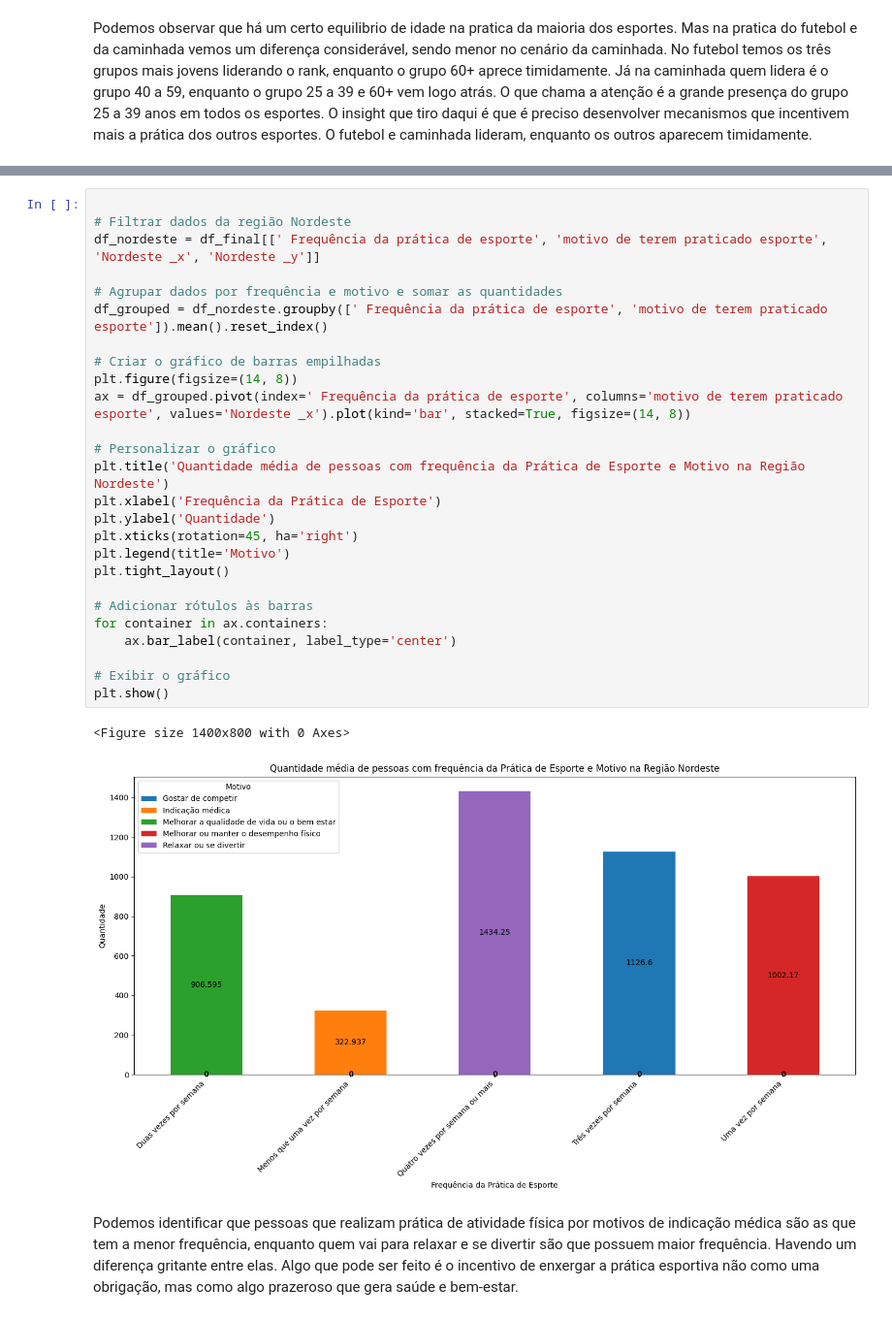
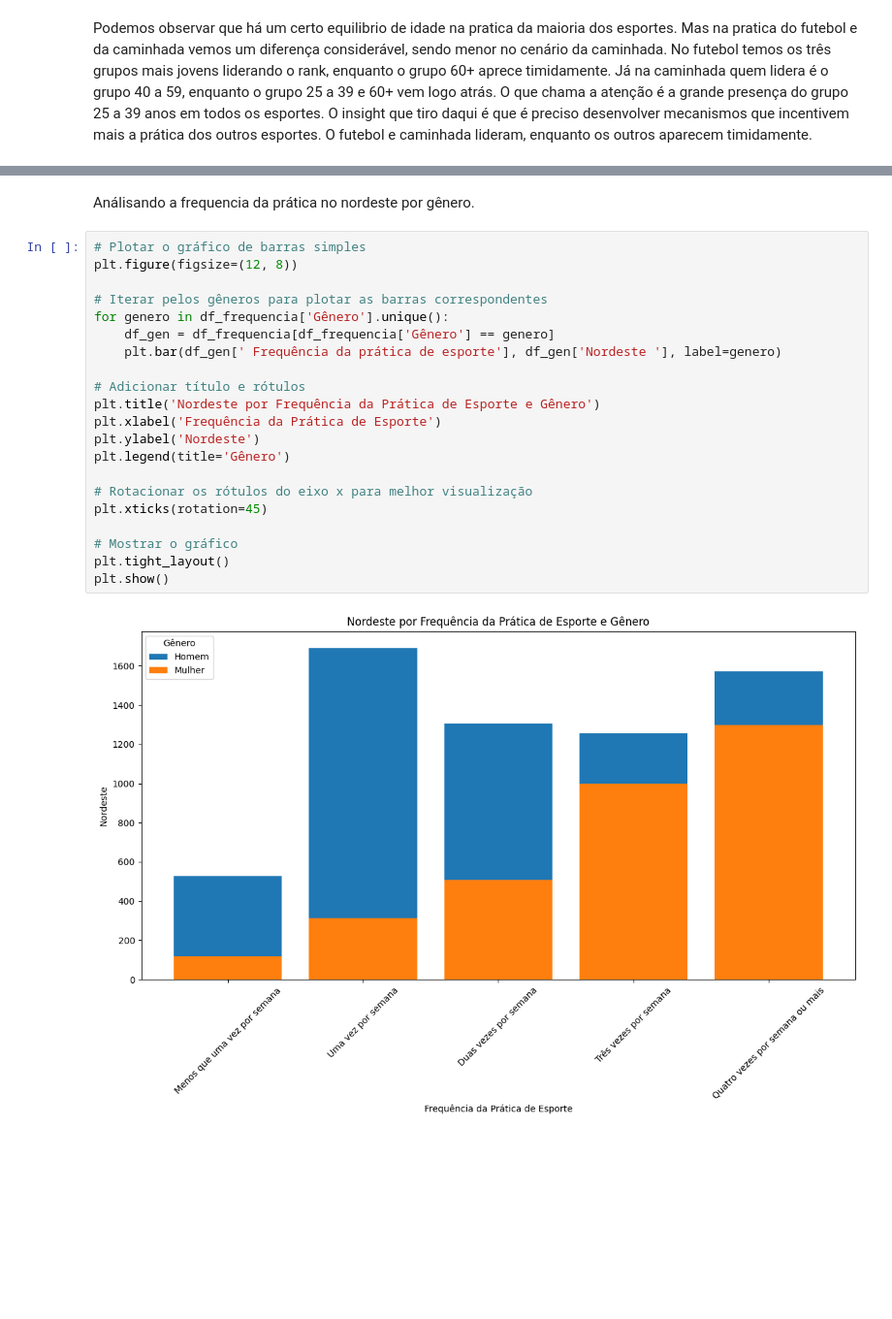
Before and after one commit to reprograma/on29-python-s17-s18-projeto-livre, a Jupyter notebook: material/analise-exploratoria/analise_esporte.ipynb, the cells around one changed output, grey strips where cells are left out. Shown: that part at 97% size. Drawn from its saved outputs; the diff is of its cells as text; blank space fills up the shorter version.

```diff
--- a/material/analise-exploratoria/analise.ipynb
+++ b/material/analise-exploratoria/analise_esporte.ipynb
@@ -194,32 +160,25 @@ Index(['id_genero', 'Gênero_x', ' Frequência da prática de esporte', 'Norte_x
-# %%
-
-# Filtrar dados da região Nordeste
-df_nordeste = df_final[[' Frequência da prática de esporte', 'motivo de terem praticado esporte', 'Nordeste _x', 'Nordeste _y']]
-
-# Agrupar dados por frequência e motivo e somar as quantidades
-df_grouped = df_nordeste.groupby([' Frequência da prática de esporte', 'motivo de terem praticado esporte']).mean().reset_index()
-
-# Criar o gráfico de barras empilhadas
-plt.figure(figsize=(14, 8))
-ax = df_grouped.pivot(index=' Frequência da prática de esporte', columns='motivo de terem praticado esporte', values='Nordeste _x').plot(kind='bar', stacked=True, figsize=(14, 8))
-
-# Personalizar o gráfico
-plt.title('Quantidade média de pessoas com frequência da Prática de Esporte e Motivo na Região Nordeste')
-plt.xlabel('Frequência da Prática de Esporte')
-plt.ylabel('Quantidade')
-plt.xticks(rotation=45, ha='right')
-plt.legend(title='Motivo')
-plt.tight_layout()
-
-# Adicionar rótulos às barras
-for container in ax.containers:
-    ax.bar_label(container, label_type='center')
-
-# Exibir o gráfico
-plt.show()
-# %% [output]
-<Figure size 1400x800 with 0 Axes>
-[figure, removed]
-# %% [markdown]
-Podemos identificar que pessoas que realizam prática de atividade física por motivos de indicação médica são as que tem a menor frequência, enquanto quem vai para relaxar e se divertir são que possuem maior frequência. Havendo um diferença gritante entre elas.
-Algo que pode ser feito é o incentivo de enxergar a prática esportiva não como uma obrigação, mas como algo prazeroso que gera saúde e bem-estar.
+# %% [markdown]
+Análisando a frequencia da prática no nordeste por gênero.
+# %%
+# Plotar o gráfico de barras simples
+plt.figure(figsize=(12, 8))
+
+# Iterar pelos gêneros para plotar as barras correspondentes
+for genero in df_frequencia['Gênero'].unique():
+    df_gen = df_frequencia[df_frequencia['Gênero'] == genero]
+    plt.bar(df_gen[' Frequência da prática de esporte'], df_gen['Nordeste '], label=genero)
+
+# Adicionar título e rótulos
+plt.title('Nordeste por Frequência da Prática de Esporte e Gênero')
+plt.xlabel('Frequência da Prática de Esporte')
+plt.ylabel('Nordeste')
+plt.legend(title='Gênero')
+
+# Rotacionar os rótulos do eixo x para melhor visualização
+plt.xticks(rotation=45)
+
+# Mostrar o gráfico
+plt.tight_layout()
+plt.show()
+# %% [output]
+[figure, added]
```
Also changed, not shown: parts of 9 cells of this notebook, 14 other files.
